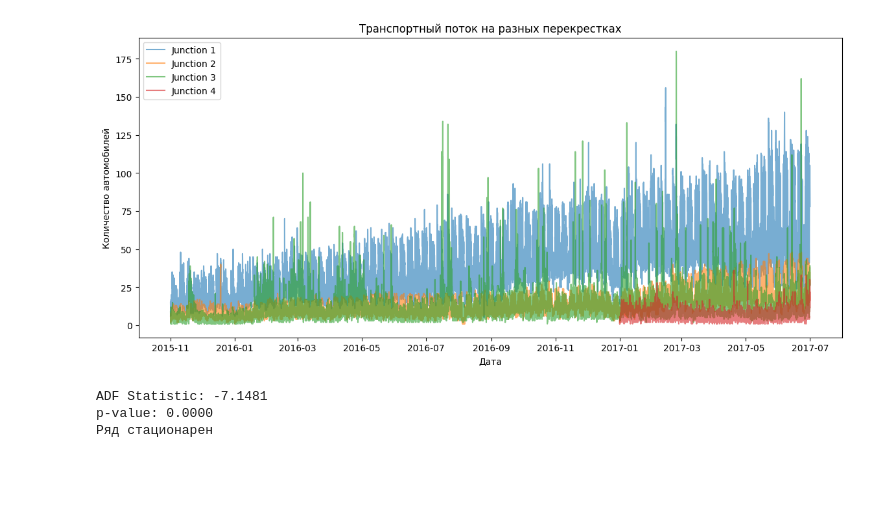
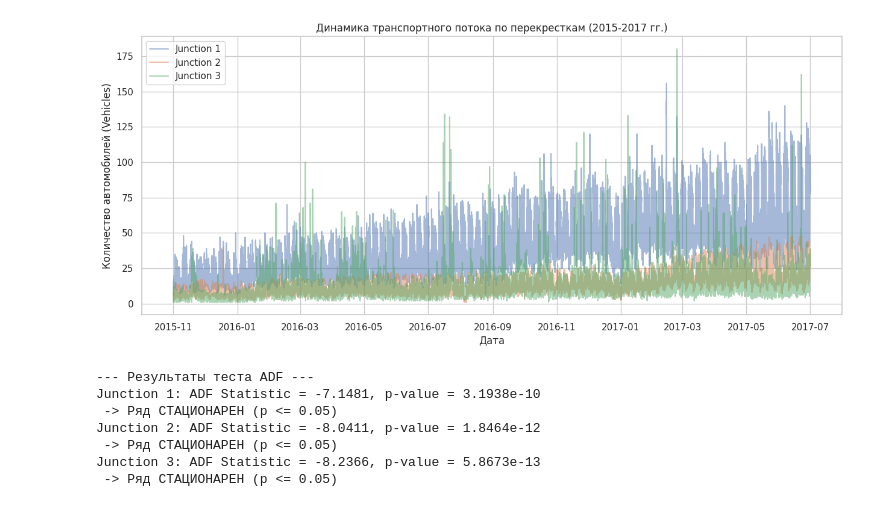
Before and after one commit to NexPG/time_series_educational_project, a Jupyter notebook: notebooks/EDA.ipynb, the cells around one changed output. Drawn from its saved outputs; the diff is of its cells as text; code cells hidden in the pictures; blank space fills up the shorter version.

```diff
--- a/notebooks/EDA.ipynb
+++ b/notebooks/EDA.ipynb
@@ -67,4 +0,0 @@ dtype: int64
-# %%
-for j in df['Junction'].unique():
-    subset = df[df['Junction'] == j]
-    print(f"Junction {j}: {subset.index.min()} -> {subset.index.max()}, rows={len(subset)}")
@@ -75,0 +62,15 @@ Junction 4: 2017-01-01 00:00:00 -> 2017-06-30 23:00:00, rows=4344
+# %%
+# 4. Преобразование типов и валидация временной сетки
+df['DateTime'] = pd.to_datetime(df['DateTime'])
+df.set_index('DateTime', inplace=True)
+df.drop('ID', axis=1, inplace=True, errors='ignore')
+
+# Отфильтруем полные ряды (Junction 1, 2, 3)
+df_clean = df[df['Junction'].isin([1, 2, 3])].copy()
+
+# Проверим, нет ли скрытых пропусков во временной сетке для каждого перекрестка
+for j in df_clean['Junction'].unique():
+    sub = df_clean[df_clean['Junction'] == j]
+    full_range = pd.date_range(start=sub.index.min(), end=sub.index.max(), freq='h')
+    missing = len(full_range) - len(sub)
+    print(f"Перекресток {j}: Период с {sub.index.min()} по {sub.index.max()}. Скрытых пропусков часов: {missing}")
@@ -76,28 +81,33 @@ Junction 4: 2017-01-01 00:00:00 -> 2017-06-30 23:00:00, rows=4344
 # %%
-# Общий график для всех перекрестков (с разными цветами)
-plt.figure(figsize=(14,6))
-for j in [1,2,3,4]:
-    subset = df[df['Junction'] == j]
-    plt.plot(subset.index, subset['Vehicles'], label=f'Junction {j}', alpha=0.6)
+# 5. Визуальный анализ временных рядов
+plt.figure(figsize=(15, 6))
+for j in df_clean['Junction'].unique():
+    subset = df_clean[df_clean['Junction'] == j]
+    plt.plot(subset.index, subset['Vehicles'], label=f'Junction {j}', alpha=0.5)
+
+plt.title('Динамика транспортного потока по перекресткам (2015-2017 гг.)')
+plt.xlabel('Дата')
+plt.ylabel('Количество автомобилей (Vehicles)')
 plt.legend()
-plt.title('Транспортный поток на разных перекрестках')
-plt.xlabel('Дата')
-plt.ylabel('Количество автомобилей')
 plt.show()
 # %% [output]
-[figure, old version]
+[figure, new version]
 # %%
-from statsmodels.tsa.stattools import adfuller
-
-series = df[df['Junction']==1]['Vehicles'].copy()
-result = adfuller(series.dropna())
-print(f'ADF Statistic: {result[0]:.4f}')
-print(f'p-value: {result[1]:.4f}')
-if result[1] <= 0.05:
-    print("Ряд стационарен")
-else:
-    print("Ряд нестационарен")
+# 6. Анализ стационарности (Тест Дики-Фуллера)
+print("--- Результаты теста ADF ---")
+for j in df_clean['Junction'].unique():
+    series = df_clean[df_clean['Junction'] == j]['Vehicles']
+    result = adfuller(series.dropna())
+    print(f"Junction {j}: ADF Statistic = {result[0]:.4f}, p-value = {result[1]:.4e}")
+    if result[1] <= 0.05:
+        print(f" -> Ряд СТАЦИОНАРЕН (p <= 0.05)")
+    else:
+        print(f" -> Ряд НЕСТАЦИОНАРЕН (требуется взятие разностей)")
 # %% [output]
-ADF Statistic: -7.1481
-p-value: 0.0000
-Ряд стационарен
+--- Результаты теста ADF ---
+Junction 1: ADF Statistic = -7.1481, p-value = 3.1938e-10
+ -> Ряд СТАЦИОНАРЕН (p <= 0.05)
+Junction 2: ADF Statistic = -8.0411, p-value = 1.8464e-12
+ -> Ряд СТАЦИОНАРЕН (p <= 0.05)
+Junction 3: ADF Statistic = -8.2366, p-value = 5.8673e-13
+ -> Ряд СТАЦИОНАРЕН (p <= 0.05)
```
Also changed, not shown: parts of 18 cells of this notebook, 2 other files.
